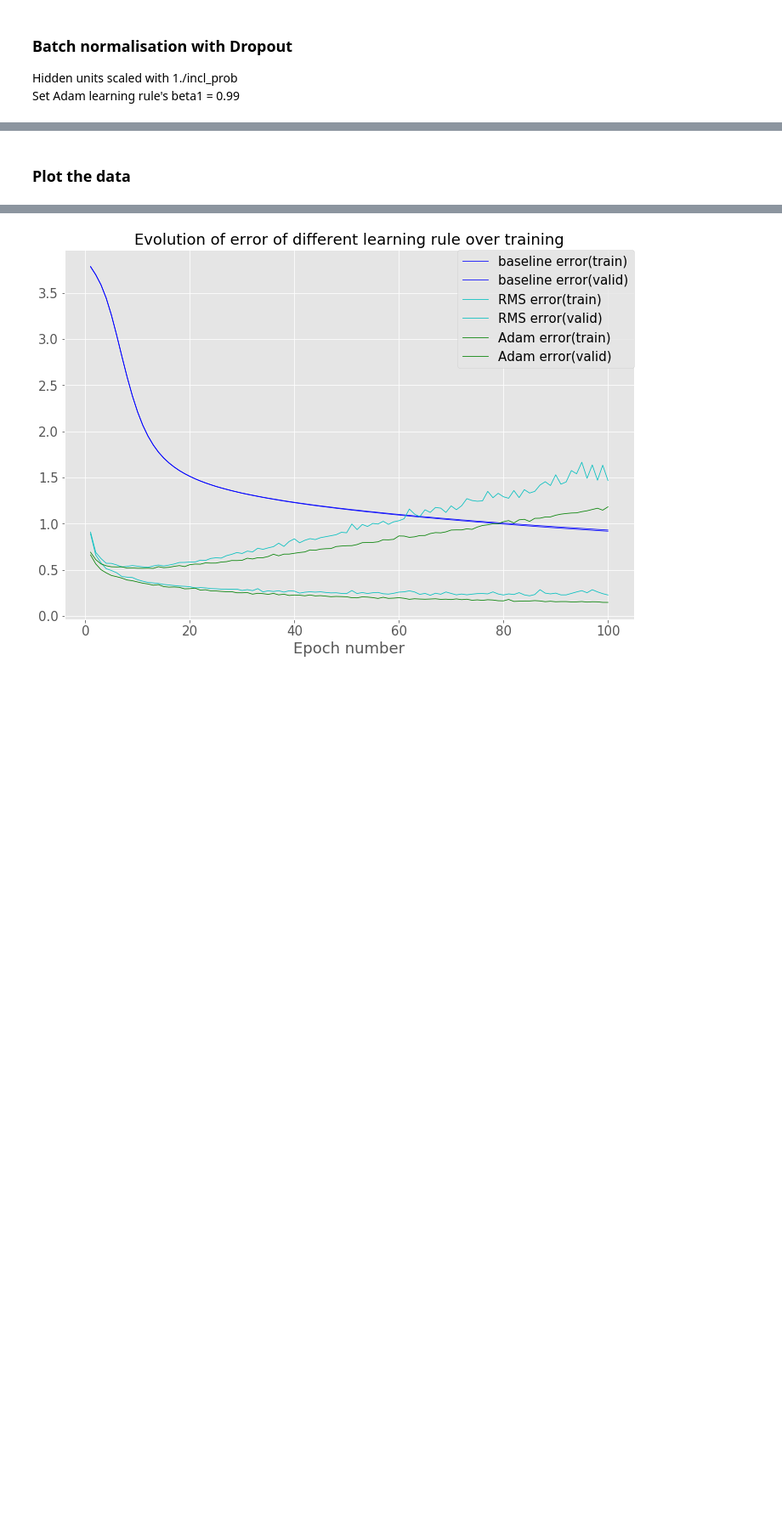
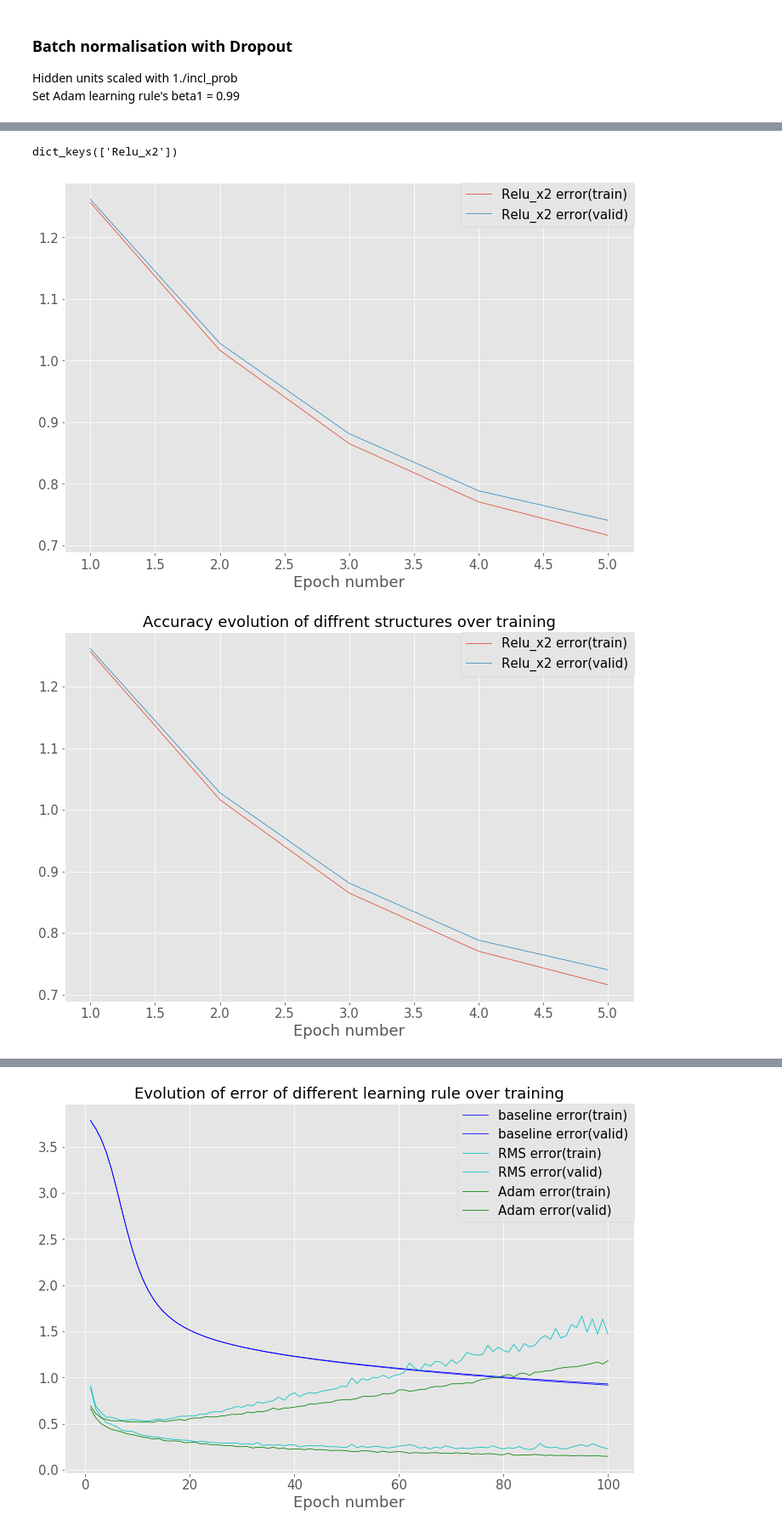
Before and after one commit to ErRos2107/Convolutional-neural-network, a Jupyter notebook: notebooks/Coursework_2_A.ipynb, the cells around one changed output, grey strips where cells are left out. Shown at 85% size. Drawn from its saved outputs; the diff is of its cells as text; code cells hidden in the pictures; blank space fills up the shorter version.

Commit message:
experiments 1

```diff
--- a/notebooks/Coursework_2_A.ipynb
+++ b/notebooks/Coursework_2_A.ipynb
@@ -69,7 +69,8 @@ valid_data = EMNISTDataProvider('valid', batch_size=batch_size, rng=rng)
 ['inputs', 'targets']
 # %%
 # save and present the data
-save_stats= {}
+from collections import defaultdict
+save_stats= defaultdict()
 def save_and_present(experiment, stats, parameter):
 
     np.savetxt(experiment +'.csv', stats, delimiter=',')
@@ -78,7 +79,8 @@ def save_and_present(experiment, stats, parameter):
     error_train= stats[1:, keys['error(train)']]
     acc_valid = stats[1:, keys['acc(valid)']]
 
-    file = open(experiment+'.txt','w')
+    file = open(experiment+'_'+str(parameter)+'.txt','w')
+
     overfitting = error_valid-error_train
     file.write('Experiment '+experiment+' best acc at Epoch={} by parameter={}\n'.
           format(np.argmax(acc_valid)+1, parameter))
@@ -120,7 +122,7 @@ rng.seed(seed)
 
 #setup hyperparameters
 learning_rate = 0.03
-num_epochs = 100
+num_epochs = 10
 stats_interval = 1
 input_dim, output_dim, hidden_dim = 784, 47, 256
 
@@ -655,12 +736,10 @@ from mlp.optimisers import Optimiser
 
 # to ensure reproducibility of results
 rng.seed(seed)
-#train_data.reset()
-#valid_data.reset()
 
 #setup hyperparameters
 learning_rate = 0.001
-num_epochs = 100
+num_epochs = 200
 stats_interval = 1
 input_dim, output_dim, hidden_dim = 784, 47, 256
 
@@ -786,2 +895,44 @@ save_stats[experiment] = stats
-# %% [markdown]
-### Plot the data
+# %%
+print(save_stats.keys())
+
+font = {'family' : 'normal',
+        'weight' : 'normal',
+        'size'   : 15}
+plt.rc('font', **font)
+######################################################################################################
+#color = ['b', 'yellow', 'g', 'r', 'y', 'm', 'gray',]
+experiments = list(save_stats.keys())
+
+plot_epoch=5
+plot_epoch+=1
+
+# Plot the change in the validation and training set error over training.
+fig_1 = plt.figure(figsize=(12 , 8))
+ax_1 = fig_1.add_subplot(111)
+
+# Plot the change in the validation and training set accuracy over training.
+fig_2 = plt.figure(figsize=(12, 8))
+ax_2 = fig_2.add_subplot(111)
+
+for i, experiment in enumerate(experiments):
+    s = save_stats[experiment]
+    for k in ['error(train)', 'error(valid)']:
+        ax_1.plot(np.arange(1, plot_epoch) * stats_interval,
+              s[1:plot_epoch, keys[k]], label=str(experiments[i]+' '+k), linewidth=0.8)
+        ax_2.plot(np.arange(1, plot_epoch) * stats_interval,
+              s[1:plot_epoch, keys[k]], label=str(experiments[i]+' '+k), linewidth=0.8)
+
+ax_1.legend(bbox_to_anchor=(1., 1), loc=0, borderaxespad=0.)
+ax_1.set_xlabel('Epoch number')
+plt.title('Error evolution of diffrent structures over training',fontsize=18)
+
+ax_2.legend(bbox_to_anchor=(1., 1), loc=0, borderaxespad=0.)
+ax_2.set_xlabel('Epoch number')
+plt.title('Accuracy evolution of diffrent structures over training',fontsize=18)
+
+fig_1.savefig('Error_structures.pdf',bbox_inches = "tight")
+fig_2.savefig('Accuracy_structures.pdf',bbox_inches = "tight" )
+# %% [output]
+dict_keys(['Relu_x2'])
+[figure, added]
+[figure, added]
```
Also changed, not shown: parts of 16 cells of this notebook.
